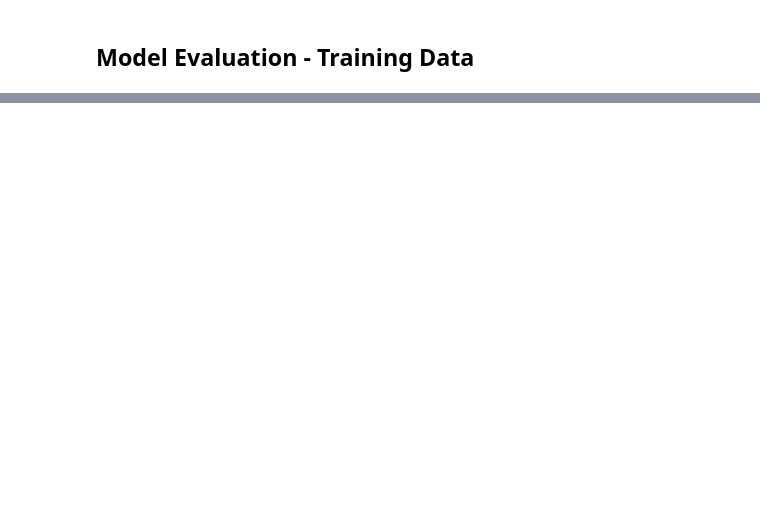
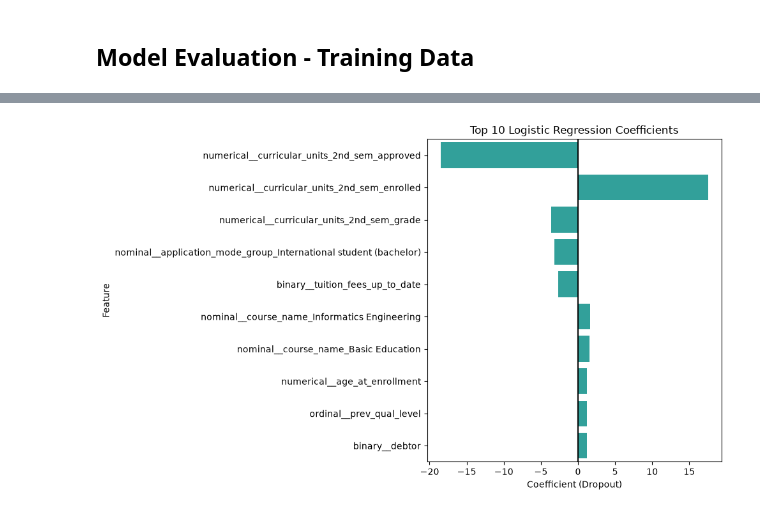
Before and after one commit to binds210-learn/mini_project_7, a Jupyter notebook: notebooks/logistic_regression_telma.ipynb, the cells around one changed output, grey strips where cells are left out. Cells and saved outputs as stored; diff of their text form; code cells hidden in the pictures; blank space fills up the shorter version.

```diff
--- a/notebooks/logistic_regression_telma.ipynb
+++ b/notebooks/logistic_regression_telma.ipynb
@@ -246,0 +477,23 @@ plt.show()
+# %%
+feature_names = best_logistic_pipeline.named_steps[
+    "preprocess"
+].get_feature_names_out()
+
+coefficients = best_logistic_pipeline.named_steps[
+    "model"
+].coef_[0]
+
+feature_importance = pd.DataFrame({
+    "Feature": feature_names,
+    "Coefficient": -coefficients
+})
+
+feature_importance["Importance"] = (
+    feature_importance["Coefficient"].abs()
+)
+
+feature_importance = feature_importance.sort_values(
+    "Importance", ascending=False
+)
+
+feature_importance.head(10)
@@ -246,0 +512,18 @@ plt.show()
+# %%
+plt.figure(figsize=(10, 6))
+
+sns.barplot(
+    data=feature_importance.head(10),
+    x="Coefficient",
+    y="Feature",
+    color="lightseagreen"
+)
+
+plt.axvline(0, color="black")
+plt.title("Top 10 Logistic Regression Coefficients")
+plt.xlabel("Coefficient (Dropout)")
+plt.ylabel("Feature")
+plt.tight_layout()
+plt.show()
+# %% [output]
+[figure, added]
```
Also changed, not shown: parts of 48 cells of this notebook, 7 other files.
